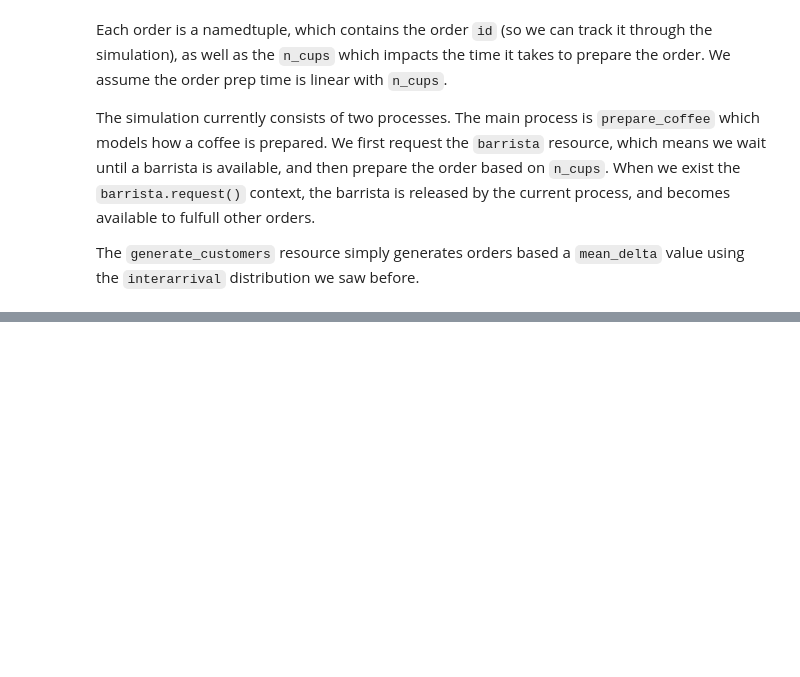
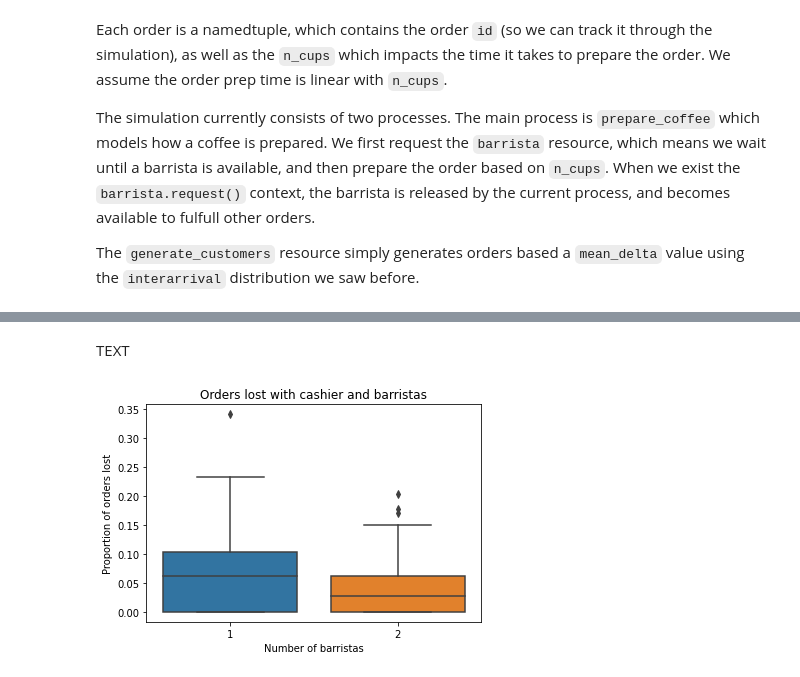
Before and after one commit to nikolay-shenkov/blog, a Jupyter notebook: _notebooks/2022-03-14-discrete-events-and-coffee-shops.ipynb, the cells around one changed output, grey strips where cells are left out. Cells and saved outputs as stored; diff of their text form; code cells hidden in the pictures; blank space fills up the shorter version.

```diff
--- a/_notebooks/2022-03-14-discrete-events-and-coffee-shops.ipynb
+++ b/_notebooks/2022-03-14-discrete-events-and-coffee-shops.ipynb
@@ -206,0 +399,24 @@ order 8 ready! 17.988
+# %% [markdown]
+TEXT
+# %%
+sim_patience_one = partial(CoffeeSimCashier.from_new_env, n_barristas=1)
+sim_patience_two = partial(CoffeeSimCashier.from_new_env, n_barristas=2)
+
+records_one = collect_orders_counts(simulate_many(sim_patience_one, until=90), n=100)
+records_two = collect_orders_counts(simulate_many(sim_patience_two, until=90), n=100)
+print("barristas=1", records_one[:5])
+print("barristas=2", records_two[:5])
+# %%
+#collapse
+records_one = (pd.DataFrame(records_one, columns=["orders_lost", "orders_complete"])
+               .assign(barrista=1))
+records_two = (pd.DataFrame(records_two, columns=["orders_lost", "orders_complete"])
+               .assign(barrista=2))
+records = pd.concat([records_one, records_two], ignore_index=True)
+records["prop_lost"] = records["orders_lost"] / (records["orders_complete"] + records["orders_lost"])
+ax = sns.boxplot(data=records, x="barrista", y="prop_lost")
+ax.set_ylabel("Proportion of orders lost")
+ax.set_xlabel("Number of barristas")
+ax.set_title("Orders lost with cashier and barristas");
+# %% [output]
+[figure, added]
```
Also changed, not shown: parts of 24 cells of this notebook.
